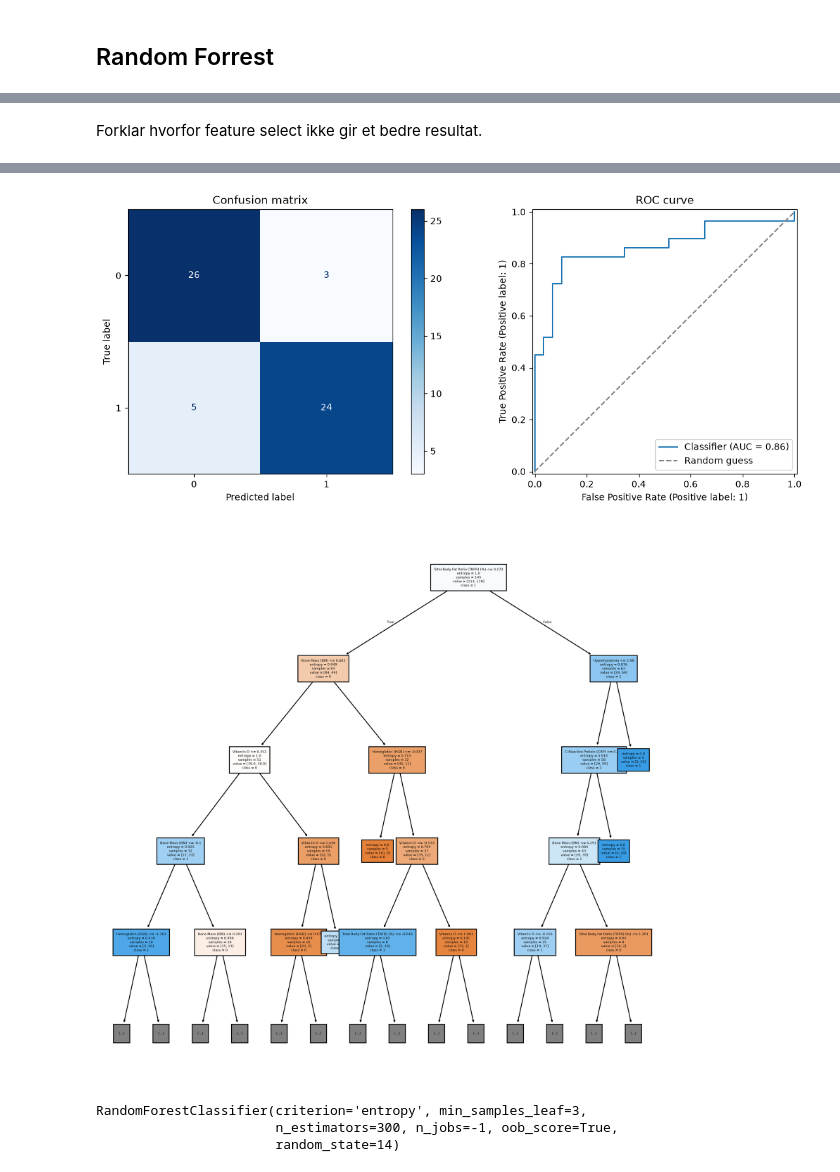
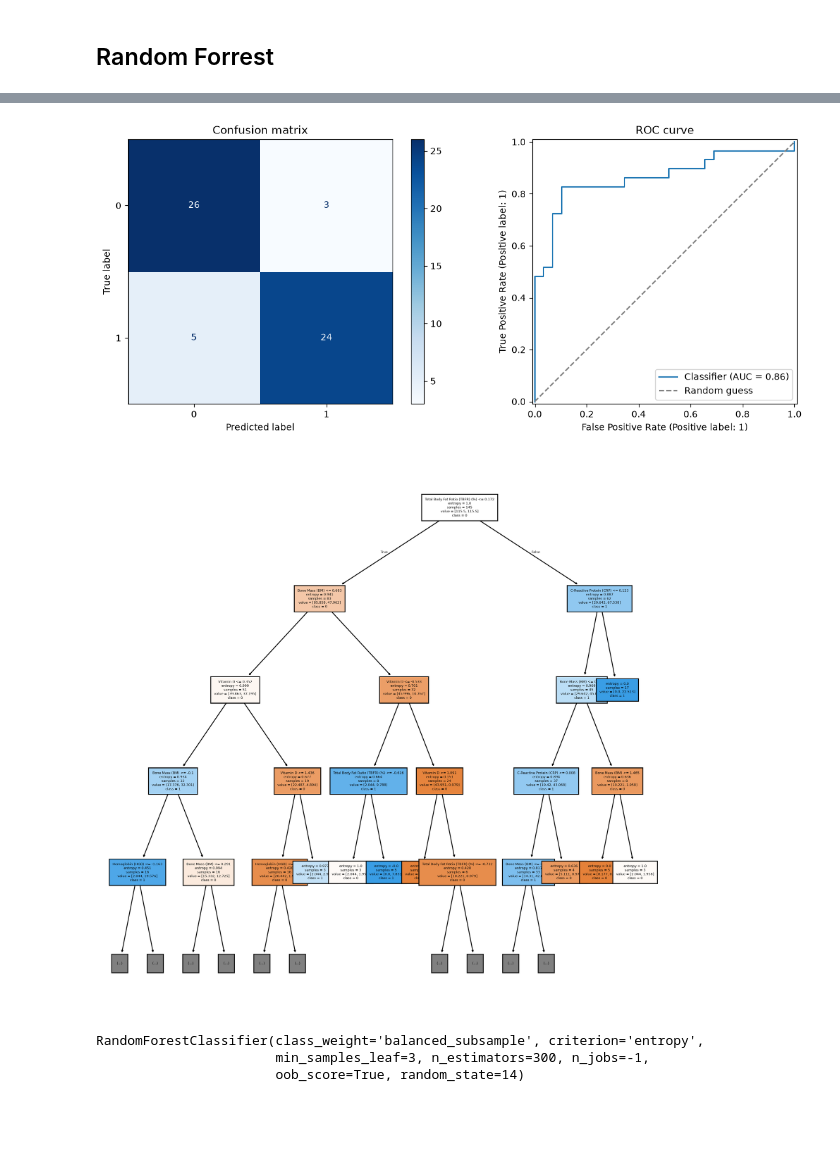
Before and after one commit to aaamainorg/dat540-group1, a Jupyter notebook: EML_gallstone_cleaned.ipynb, the cells around one changed output, grey strips where cells are left out. Cells and saved outputs as stored; diff of their text form; code cells hidden in the pictures; blank space fills up the shorter version.

Commit message:
Fixes to random forrest

```diff
--- a/EML_gallstone_cleaned.ipynb
+++ b/EML_gallstone_cleaned.ipynb
@@ -1420,18 +1420,13 @@ class RandomForrest:
         self.target = target
         self.features = features
         self.split_data()
-        print(f"Colums in X_train\nColumns: {len(self.X_train.columns)}\n{list(self.X_train)}")
     def split_data(self):
         """
         Splitting the data to prepare for the model training
         """
         X = self.testing_set_df[self.features]
         y = self.testing_set_df[self.target]
-        #self.X_train, self.X_test, self.y_train, self.y_test = train_test_split(
-        #            X, y, test_size = self.test_size, stratify = y, random_state = self.random_state)
-        print(f"Testing set dataframe headers:\nColumns: {len(self.testing_set_df.columns)}\n{list(self.testing_set_df)}")
-        print(f"Colums used for training:\nColumns: {len(X.columns)}\n{list(X)}")
-        # stratify = y ensure equal distribution of target = "Gallstone Status" with train and test data.
+        print(f"Colums used for training:\nColumns: {len(X.columns)}\n{list(X)}\n")
 
     def train_model(self, **params):
         """
@@ -1440,7 +1435,7 @@ class RandomForrest:
         defaults = dict(n_estimators = 1000, max_features = 0.3, max_depth = 4,
                         min_samples_leaf = 3, criterion = "entropy",
                         oob_score = True, n_jobs = -1, random_state  = self.random_state,
-                        bootstrap = True, warm_start = False)
+                        bootstrap = True, warm_start = False, class_weight = "balanced_subsample")
         defaults.update(params) # Update defaults with new parameters
 
         self.model = RandomForestClassifier(**defaults)
@@ -1462,17 +1457,8 @@ class RandomForrest:
         print(f"Test accuracy: {test_score:.3f}")
         print(f"Overfit gap: {train_score - test_score:.3f}")
 
-        '''
-        https://scikit-learn.org/stable/modules/generated/sklearn.metrics.ConfusionMatrixDisplay.html
-        '''
+
         cm = confusion_matrix(self.y_test, predictions, labels=self.model.classes_)
-
-
-        '''
-        https://scikit-learn.org/stable/modules/generated/sklearn.metrics.RocCurveDisplay.html
-        https://scikit-learn.org/stable/modules/generated/sklearn.metrics.roc_auc_score.html
-        https://www.geeksforgeeks.org/machine-learning/calculate-roc-auc-for-classification-algorithm-such-as-random-forest/
-        '''
 
         # plot
         fig, ax =  plt.subplots(1, 2, figsize=(12, 5))
@@ -1499,13 +1485,3 @@ class RandomForrest:
         plt.show()
 
         return self.model
-
-
-# # Only used for making the cell and tuning parameters, obsolete, but keeping around
-# if __name__ == "__main__": # ONly run when the code is run directly.
-#     rf = RandomForrest(random_state = 14, test_size = 0.2) # Initiate RandomForrest with test_size = 0.3
-#     rf.train_model() # Calling train_model with params
-#     # rf.train_model(n_estimators = 500, max_features = "sqrt", max_depth = None,
-#                 # min_samples_leaf = 2, criterion = "entropy", random_state  = 14,
-#                 # min_samples_split = 5
-#                 # ) # Trying different params to see if it improves accuracy
@@ -1681,21 +1597,13 @@ Best Estimator: RandomForestClassifier(min_samples_leaf=2, min_samples_split=5,
-# %% [markdown]
-Forklar hvorfor feature select ikke gir et bedre resultat.
 # %%
 """
 Calling the RandomForrest class for training
 """
 
-rf = RandomForrest(random_state = RANDOM_STATE, test_size = TEST_SIZE, target = TARGET, features = SELECTED_FEATURES, testing_set_df = testing_set_df, X_train = X_train, X_test = X_test, y_train = y_train, y_test = y_test) # Initiate RandomForrest with test_size = 0.3
-# rf.train_model() # Calling train_model with params
-
-# case 3: gives the best accuracy.
+rf = RandomForrest(random_state = RANDOM_STATE, test_size = TEST_SIZE, target = TARGET, features = SELECTED_FEATURES,
+                   testing_set_df = testing_set_df, X_train = X_train, X_test = X_test, y_train = y_train, y_test = y_test)
+                    # Initiate RandomForrest
 # Uses parameter from automatic parameter search
-rf.train_model(max_depth = None, max_features = "sqrt", min_samples_leaf = 3, n_estimators = 300) # Validation results 0.8 for case 3:
-# Worse results for case 4:
-
-# rf.train_model(max_depth = 6, max_features = "sqrt", min_samples_leaf = 2, min_samples_split = 2, n_estimators = 600) # Validation results 0.8 for case 3:
-
-# rf.train_model(max_depth = 6, max_features = "sqrt", min_samples_leaf = 5, min_samples_split = 2, n_estimators = 300) # Validation results 0.8 for case 3:
+rf.train_model(max_depth = None, max_features = "sqrt", min_samples_leaf = 3, n_estimators = 300) # Calling train_model with params
 # %% [output]
 Testing set dataframe headers:
 Columns: 39
@@ -1717,8 +1625,8 @@ Overfit gap: 0.095
-[figure, old version]
+[figure, new version]
-[figure, old version]
+[figure, new version]
-RandomForestClassifier(criterion='entropy', min_samples_leaf=3,
-                       n_estimators=300, n_jobs=-1, oob_score=True,
-                       random_state=14)
+RandomForestClassifier(class_weight='balanced_subsample', criterion='entropy',
+                       min_samples_leaf=3, n_estimators=300, n_jobs=-1,
+                       oob_score=True, random_state=14)
 # %% [markdown]
 If the curve stays above the diagonal line, generally means the model ranks positive cases better than random.
 The closer to the top left corner, the better the trade of between finding positives and avoiding false positives.
```
Also changed, not shown: parts of 14 cells of this notebook.
